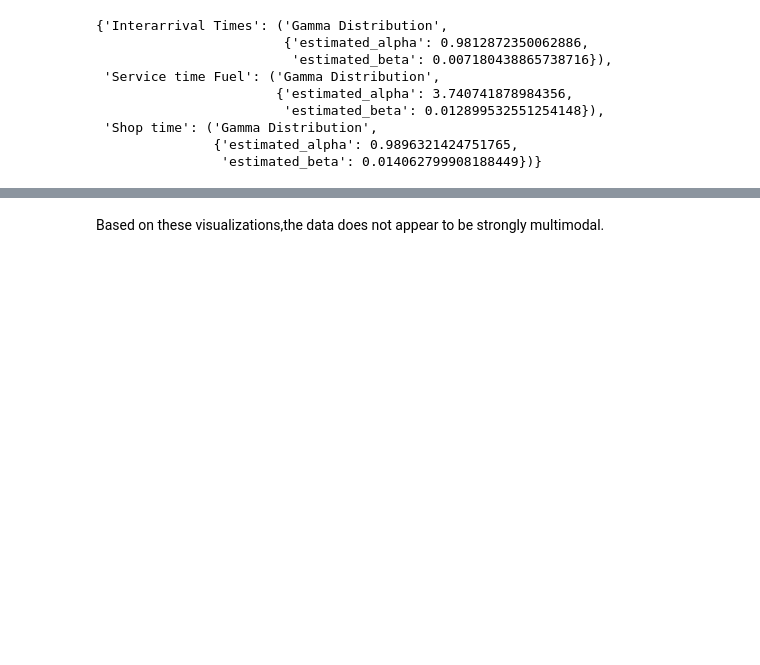
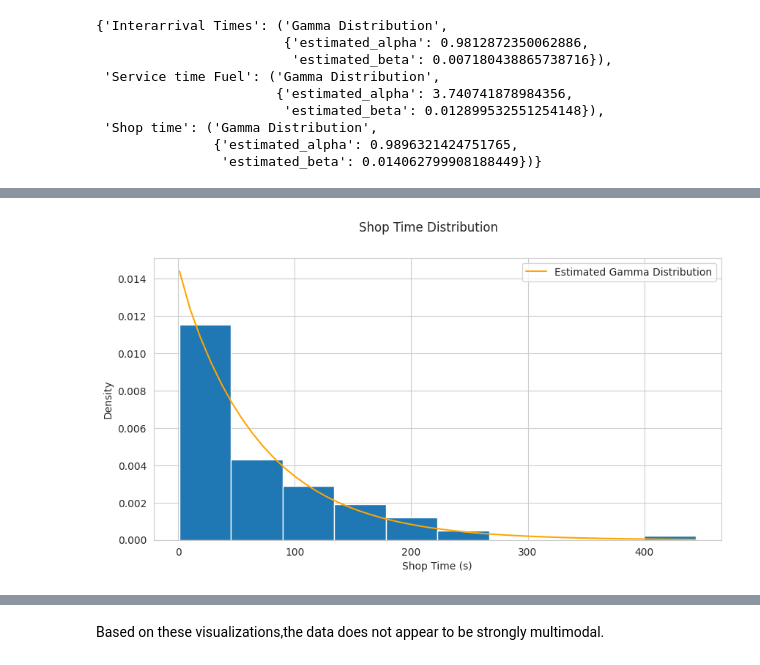
Before and after one commit to stilxam/StochasticSimulations, a Jupyter notebook: assignments/three/data_exploration.ipynb, the cells around one changed output, grey strips where cells are left out. Cells and saved outputs as stored; diff of their text form; code cells hidden in the pictures; blank space fills up the shorter version.

```diff
--- a/assignments/three/data_exploration.ipynb
+++ b/assignments/three/data_exploration.ipynb
@@ -499,0 +525,23 @@ pprint(selected_distributions)
+# %%
+fig, ax = plt.subplots(figsize=(10, 5))
+shop_data = data[data["Shop time"] > 0]
+
+ax.hist(shop_data["Shop time"], density=True )
+ax.set_xlabel("Shop Time (s)")
+ax.set_ylabel("Density")
+# plot the gamma distribution
+x = np.linspace(shop_data["Shop time"].min(), shop_data["Shop time"].max())
+y = stats.gamma(a=parameters["Shop time"]["Gamma Distribution"]["estimated_alpha"], scale=1 / parameters["Shop time"]["Gamma Distribution"]["estimated_beta"]).pdf(x)
+
+ax.plot(
+    x,
+    y,
+    label="Estimated Gamma Distribution",
+    color="orange"
+ )
+ax.legend(loc="upper right")
+
+fig.suptitle("Shop Time Distribution")
+fig.savefig("shop_time_distribution.png")
+# %% [output]
+[figure, added]
```
Also changed, not shown: parts of 17 cells of this notebook.
